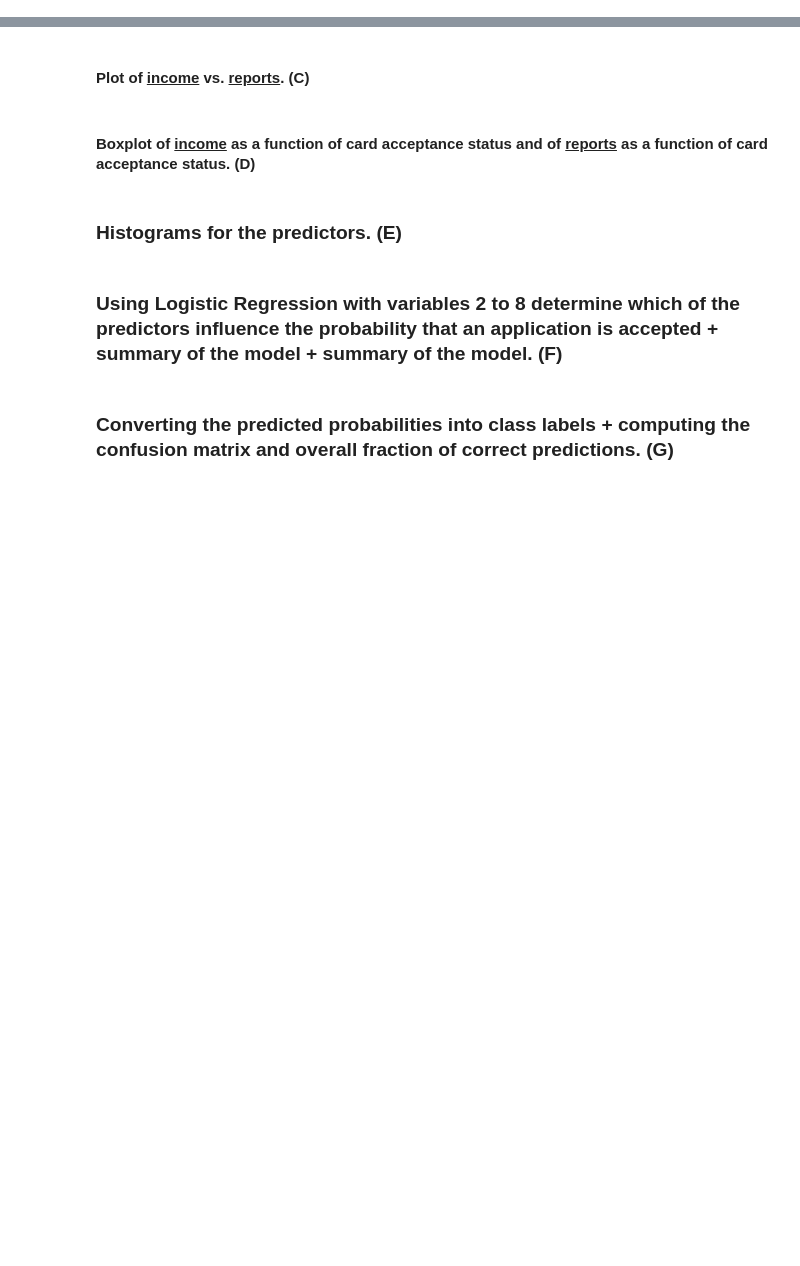
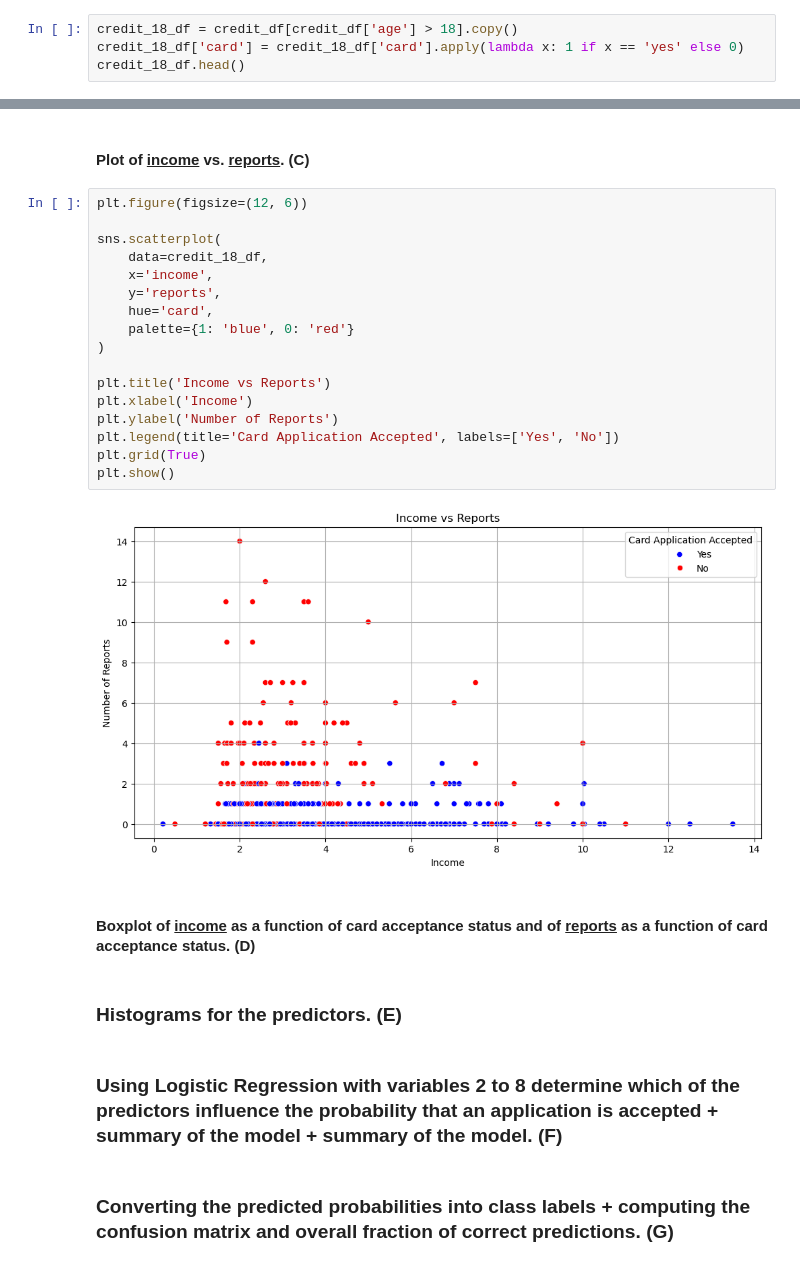
Before and after one commit to mcarbajal2/IFI8420-Assignments, a Jupyter notebook: Assignment 3/Assignment3.ipynb, the cells around one changed output, grey strips where cells are left out. Drawn from its saved outputs; the diff is of its cells as text; blank space fills up the shorter version.

```diff
--- a/Assignment 3/Assignment3.ipynb
+++ b/Assignment 3/Assignment3.ipynb
@@ -51,2 +64,6 @@ None
 # %% [markdown]
 #### Getting data with ages over 18 for the analysis. (<b>B</b>)
+# %%
+credit_18_df = credit_df[credit_df['age'] > 18].copy()
+credit_18_df['card'] = credit_18_df['card'].apply(lambda x: 1 if x == 'yes' else 0)
+credit_18_df.head()
@@ -53,5 +77,24 @@ None
 # %% [markdown]
 #### Plot of <u>income</u> vs. <u>reports</u>. (<b>C</b>)
+# %%
+plt.figure(figsize=(12, 6))
+
+sns.scatterplot(
+    data=credit_18_df,
+    x='income',
+    y='reports',
+    hue='card',
+    palette={1: 'blue', 0: 'red'}
+)
+
+plt.title('Income vs Reports')
+plt.xlabel('Income')
+plt.ylabel('Number of Reports')
+plt.legend(title='Card Application Accepted', labels=['Yes', 'No'])
+plt.grid(True)
+plt.show()
+# %% [output]
+[figure, added]
 # %% [markdown]
 #### Boxplot of <u>income</u> as a function of card acceptance status and of <u>reports</u> as a function of card acceptance status. (<b>D</b>)
 # %% [markdown]
```
Also changed, not shown: parts of 5 cells of this notebook.
